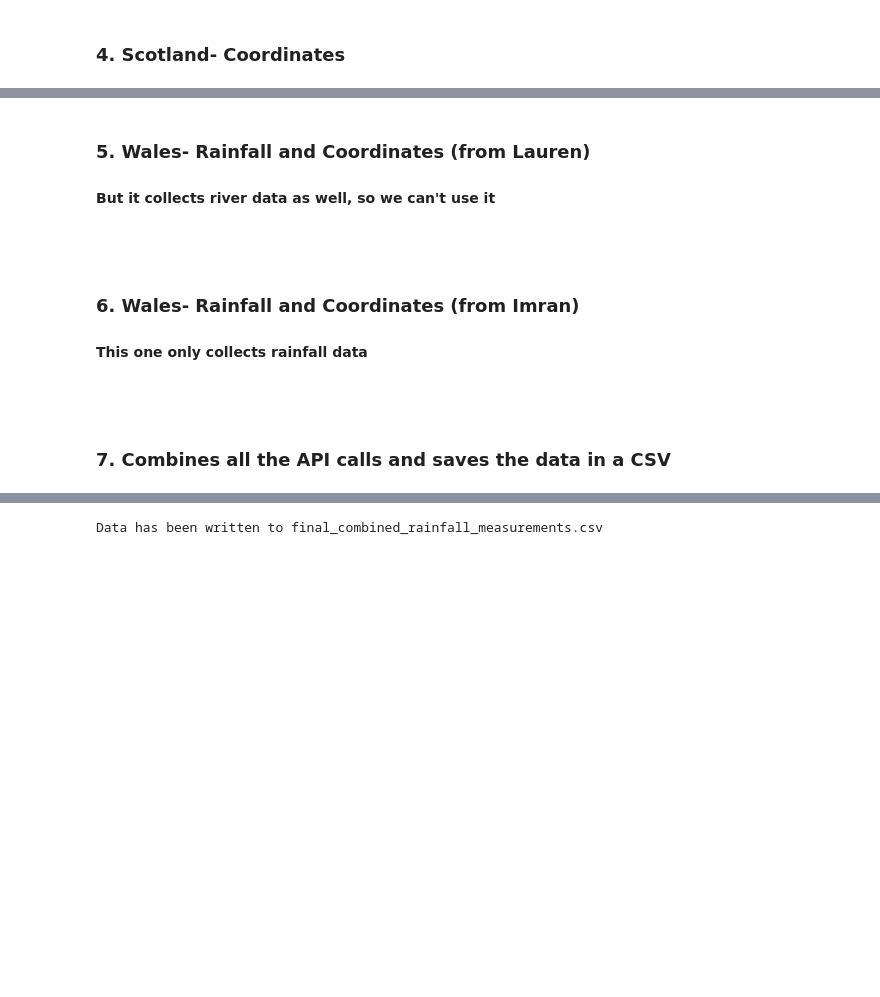
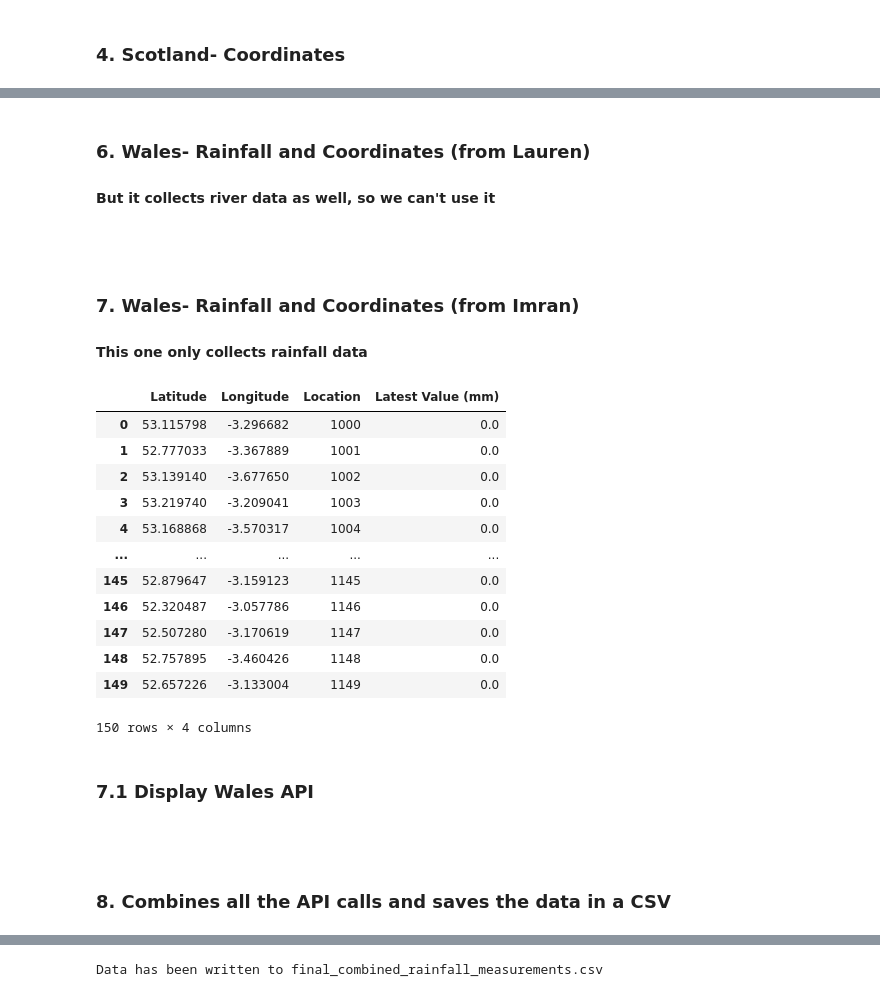
Before and after one commit to muimran/soundbath_live, a Jupyter notebook: all_python_code.ipynb, the cells around one changed output, grey strips where cells are left out. Drawn from its saved outputs; the diff is of its cells as text; code cells hidden in the pictures; blank space fills up the shorter version.

```diff
--- a/all_python_code.ipynb
+++ b/all_python_code.ipynb
@@ -132,5 +216,5 @@ print(coordinates)
 # %% [markdown]
-### 5. Wales- Rainfall and Coordinates (from Lauren)
+### 6. Wales- Rainfall and Coordinates (from Lauren)
 #### But it collects river data as well, so we can't use it
 # %%
 import pandas as pd
@@ -183,7 +267,7 @@ else:
 # %% [markdown]
 <br>
 # %% [markdown]
-### 6. Wales- Rainfall and Coordinates (from Imran)
+### 7. Wales- Rainfall and Coordinates (from Imran)
 #### This one only collects rainfall data
 # %%
 import requests
@@ -202,30 +286,48 @@ def get_wales_api_data(api_key):
         return response.json()
     else:
         return []
 
 # Call the function and store the returned data
 api_data = get_wales_api_data(api_key)
 
 # Prepare data for DataFrame
 data = []
 for station in api_data:  # Ensure 'api_data' is the variable containing your API data
     latitude = station['coordinates']['latitude']
     longitude = station['coordinates']['longitude']
     location = station['location']
 
     # Find the 'Rainfall' parameter
     latest_value = None
     for parameter in station['parameters']:
         if parameter['paramNameEN'] == 'Rainfall':
             latest_value = parameter['latestValue']
             break
 
     # Only add to data if latest_value is found
     if latest_value is not None:
         data.append([latitude, longitude, location, latest_value])
 
 # Convert list to DataFrame
 df = pd.DataFrame(data, columns=["Latitude", "Longitude", "Location", "Latest Value (mm)"])
+# Save DataFrame to CSV
+df.to_csv("Wales.csv", index=False)
 
 # Display the DataFrame
 display(df)
+# %% [output]
+|  | Latitude | Longitude | Location | Latest Value (mm) |
+| 0 | 53.115798 | -3.296682 | 1000 | 0.0 |
+| 1 | 52.777033 | -3.367889 | 1001 | 0.0 |
+| 2 | 53.139140 | -3.677650 | 1002 | 0.0 |
+| 3 | 53.219740 | -3.209041 | 1003 | 0.0 |
+| 4 | 53.168868 | -3.570317 | 1004 | 0.0 |
+| ... | ... | ... | ... | ... |
+| 145 | 52.879647 | -3.159123 | 1145 | 0.0 |
+| 146 | 52.320487 | -3.057786 | 1146 | 0.0 |
+| 147 | 52.507280 | -3.170619 | 1147 | 0.0 |
+| 148 | 52.757895 | -3.460426 | 1148 | 0.0 |
+| 149 | 52.657226 | -3.133004 | 1149 | 0.0 |
+150 rows × 4 columns
+# %% [markdown]
+### 7.1 Display Wales API
@@ -232,7 +358,7 @@ display(df)
 # %% [markdown]
 <br>
 # %% [markdown]
-### 7. Combines all the API calls and saves the data in a CSV
+### 8. Combines all the API calls and saves the data in a CSV
 # %%
 import requests
 import csv
```
Also changed, not shown: parts of 28 cells of this notebook, 2 other files.
